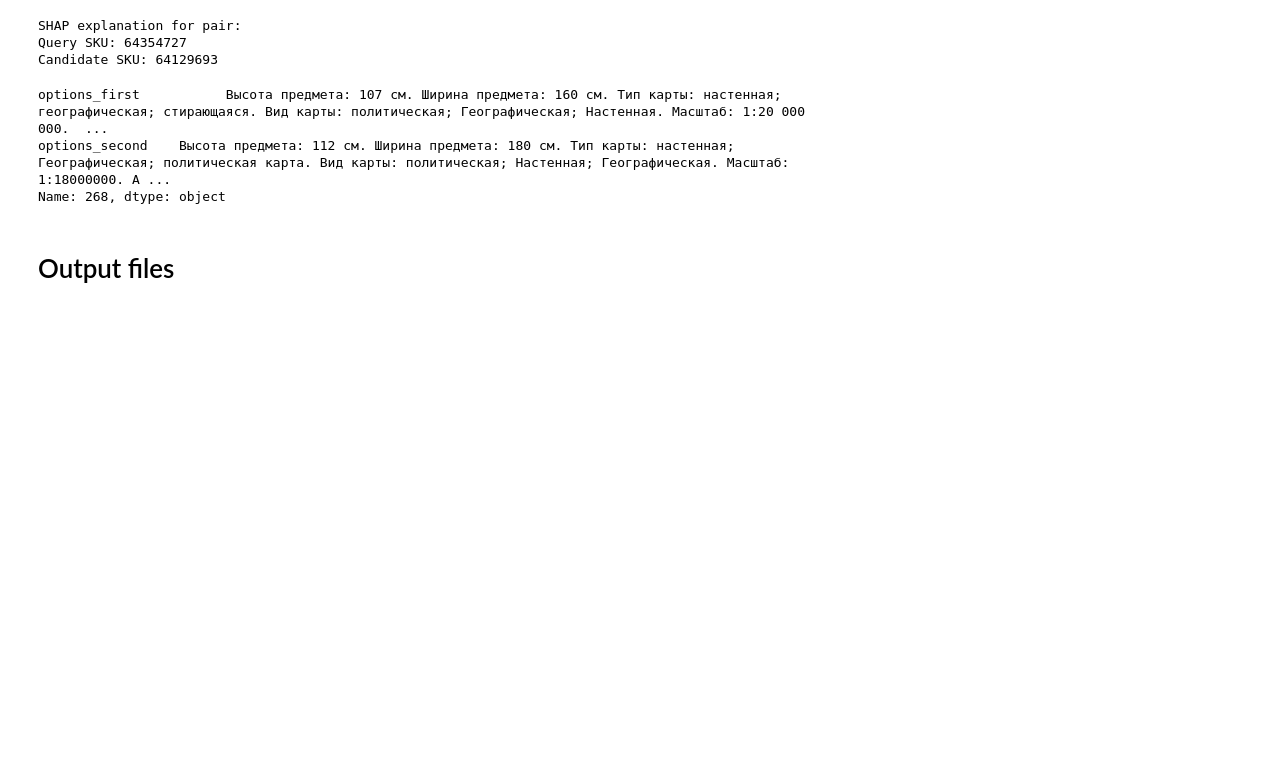
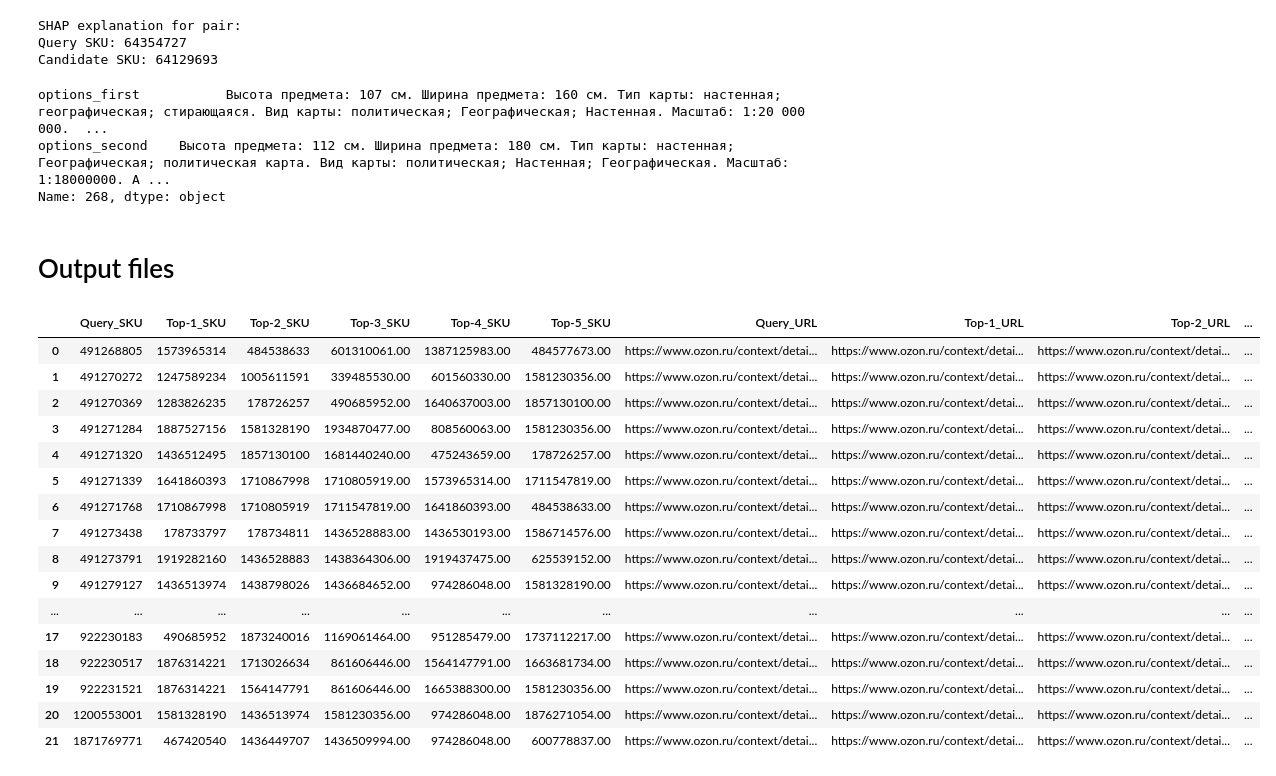
Before and after one commit to tony-pitchblack/marketplace_analytics, a Jupyter notebook: competitors-xgb/xgb_inference.ipynb, the cells around one changed output. Saved outputs shown, nothing was run; the diff lists cells and outputs as text; code cells hidden in the pictures; blank space fills up the shorter version.

```diff
--- a/competitors-xgb/xgb_inference.ipynb
+++ b/competitors-xgb/xgb_inference.ipynb
@@ -139,8 +147,8 @@ df_model_domain = df_model[
 # %%
 # Choose the dataset to use for inference.
 
-# df_chosen_all = df_all
-df_chosen_all = df_model
+df_chosen_all = df_all
+# df_chosen_all = df_model
 # df_chosen_all = df_model_domain
 # %%
 N_SKU = 23
@@ -150,7 +158,7 @@ df_chosen_all = df_chosen_all.drop(
 )
 
 # First, filter by category if needed, then sample SKU.
-if FILTER_CATEGORY_ID is not None:
+if FILTER_CATEGORY_ID is not None and 'category_id' in df_chosen_all.columns:
     df_filtered = df_chosen_all[df_chosen_all['category_id'] == FILTER_CATEGORY_ID]
 else:
     df_filtered = df_chosen_all
@@ -186,13 +194,18 @@ def scale_features(df_test, model, scaler):
     """
     # Drop the columns that are not needed for scaling.
     columns_to_drop = [
+        'label',
+
         'sku_first', 'sku_second',
+
         'name_first', 'description_first',
         'name_second', 'description_second',
         'options_first', 'options_second',
+
         'image_url_first', 'image_url_second',
         'image_id_first', 'image_id_second',
-        'category_id', 'category_name', 'label'
+        'url_first', 'url_second'
+        'category_id', 'category_name',
     ]
 
     # Create a DataFrame for scaling by dropping the extra columns.
@@ -767,7 +750,7 @@ Name: 268, dtype: object
 # %% [markdown]
 # Output files
 # %%
-def construct_wide_table(df, top_k):
+def construct_wide_table(df, top_k, skip_no_positives=True):
     """
     Constructs a wide table such that each row corresponds to a unique query SKU and contains:
 
@@ -775,18 +758,30 @@ def construct_wide_table(df, top_k):
       Query_URL, Top-1_URL, Top-2_URL, ... Top-k_URL,
       Top-1_Proba, Top-2_Proba, ... Top-k_Proba
 
-    Only candidates with a positive prediction (prediction == 1) are included.
-    If there are fewer than top_k positive predictions for a query, the remaining columns are filled with None.
+    If there are no positive predictions or fewer than top_k positive predictions for a query,
+    the remaining columns are filled with None.
+
+    Args:
+        df: Input DataFrame with predictions
+        top_k: Number of top candidates to include
+        skip_no_positives: If True, skip query SKUs with no positive predictions
+                          If False, include them with all None values for candidates
     """
     wide_rows = []
     # Process each unique query SKU.
     for query_sku, group in df.groupby('sku_first'):
         # Consider only candidates with positive prediction.
         group_positive = group[group['prediction'] == 1]
+
+        # Skip if no positives and skip_no_positives is True
+        if len(group_positive) == 0 and skip_no_positives:
+            continue
+
         # Sort the positive candidates by probability in descending order.
         group_sorted = group_positive.sort_values(by='proba', ascending=False).reset_index(drop=True)
-        # Assume the query URL is the same for every row with the same query SKU.
-        query_url = group_sorted.loc[0, 'url_first'] if not group_sorted.empty else None
+
+        # Get query URL from first row of original group
+        query_url = group.iloc[0]['url_first']
 
         # Build the row dictionary with the desired column order.
         row = {}
@@ -819,12 +814,30 @@ def construct_wide_table(df, top_k):
         wide_rows.append(row)
     return pd.DataFrame(wide_rows)
 # %%
-# # --- Set your desired top_k (e.g. 5) and construct the wide table.
-# TOP_K = 5
+# --- Set your desired top_k (e.g. 5) and construct the wide table.
+TOP_K = 5
 
-# matches_wide_df = construct_wide_table(df_grouped_sorted, TOP_K)
+matches_wide_df = construct_wide_table(results_df, TOP_K)
 # matches_wide_df = matches_wide_df.dropna()
-# matches_wide_df
+matches_wide_df
+# %% [output]
+|  | Query_SKU | Top-1_SKU | Top-2_SKU | Top-3_SKU | Top-4_SKU | Top-5_SKU | Query_URL | Top-1_URL | Top-2_URL | ... |
+| 0 | 491268805 | 1573965314 | 484538633 | 601310061.00 | 1387125983.00 | 484577673.00 | https://www.ozon.ru/context/detai... | https://www.ozon.ru/context/detai... | https://www.ozon.ru/context/detai... | ... |
+| 1 | 491270272 | 1247589234 | 1005611591 | 339485530.00 | 601560330.00 | 1581230356.00 | https://www.ozon.ru/context/detai... | https://www.ozon.ru/context/detai... | https://www.ozon.ru/context/detai... | ... |
+| 2 | 491270369 | 1283826235 | 178726257 | 490685952.00 | 1640637003.00 | 1857130100.00 | https://www.ozon.ru/context/detai... | https://www.ozon.ru/context/detai... | https://www.ozon.ru/context/detai... | ... |
+| 3 | 491271284 | 1887527156 | 1581328190 | 1934870477.00 | 808560063.00 | 1581230356.00 | https://www.ozon.ru/context/detai... | https://www.ozon.ru/context/detai... | https://www.ozon.ru/context/detai... | ... |
+| 4 | 491271320 | 1436512495 | 1857130100 | 1681440240.00 | 475243659.00 | 178726257.00 | https://www.ozon.ru/context/detai... | https://www.ozon.ru/context/detai... | https://www.ozon.ru/context/detai... | ... |
+| 5 | 491271339 | 1641860393 | 1710867998 | 1710805919.00 | 1573965314.00 | 1711547819.00 | https://www.ozon.ru/context/detai... | https://www.ozon.ru/context/detai... | https://www.ozon.ru/context/detai... | ... |
+| 6 | 491271768 | 1710867998 | 1710805919 | 1711547819.00 | 1641860393.00 | 484538633.00 | https://www.ozon.ru/context/detai... | https://www.ozon.ru/context/detai... | https://www.ozon.ru/context/detai... | ... |
+| 7 | 491273438 | 178733797 | 178734811 | 1436528883.00 | 1436530193.00 | 1586714576.00 | https://www.ozon.ru/context/detai... | https://www.ozon.ru/context/detai... | https://www.ozon.ru/context/detai... | ... |
+| 8 | 491273791 | 1919282160 | 1436528883 | 1438364306.00 | 1919437475.00 | 625539152.00 | https://www.ozon.ru/context/detai... | https://www.ozon.ru/context/detai... | https://www.ozon.ru/context/detai... | ... |
+| 9 | 491279127 | 1436513974 | 1438798026 | 1436684652.00 | 974286048.00 | 1581328190.00 | https://www.ozon.ru/context/detai... | https://www.ozon.ru/context/detai... | https://www.ozon.ru/context/detai... | ... |
+| ... | ... | ... | ... | ... | ... | ... | ... | ... | ... | ... |
+| 17 | 922230183 | 490685952 | 1873240016 | 1169061464.00 | 951285479.00 | 1737112217.00 | https://www.ozon.ru/context/detai... | https://www.ozon.ru/context/detai... | https://www.ozon.ru/context/detai... | ... |
+| 18 | 922230517 | 1876314221 | 1713026634 | 861606446.00 | 1564147791.00 | 1663681734.00 | https://www.ozon.ru/context/detai... | https://www.ozon.ru/context/detai... | https://www.ozon.ru/context/detai... | ... |
+| 19 | 922231521 | 1876314221 | 1564147791 | 861606446.00 | 1665388300.00 | 1581230356.00 | https://www.ozon.ru/context/detai... | https://www.ozon.ru/context/detai... | https://www.ozon.ru/context/detai... | ... |
+| 20 | 1200553001 | 1581328190 | 1436513974 | 1581230356.00 | 974286048.00 | 1876271054.00 | https://www.ozon.ru/context/detai... | https://www.ozon.ru/context/detai... | https://www.ozon.ru/context/detai... | ... |
+| 21 | 1871769771 | 467420540 | 1436449707 | 1436509994.00 | 974286048.00 | 600778837.00 | https://www.ozon.ru/context/detai... | https://www.ozon.ru/context/detai... | https://www.ozon.ru/context/detai... | ... |
 # %%
 # subset_cols = [
 #     'Query_SKU',
```
Also changed, not shown: parts of 10 cells of this notebook.
